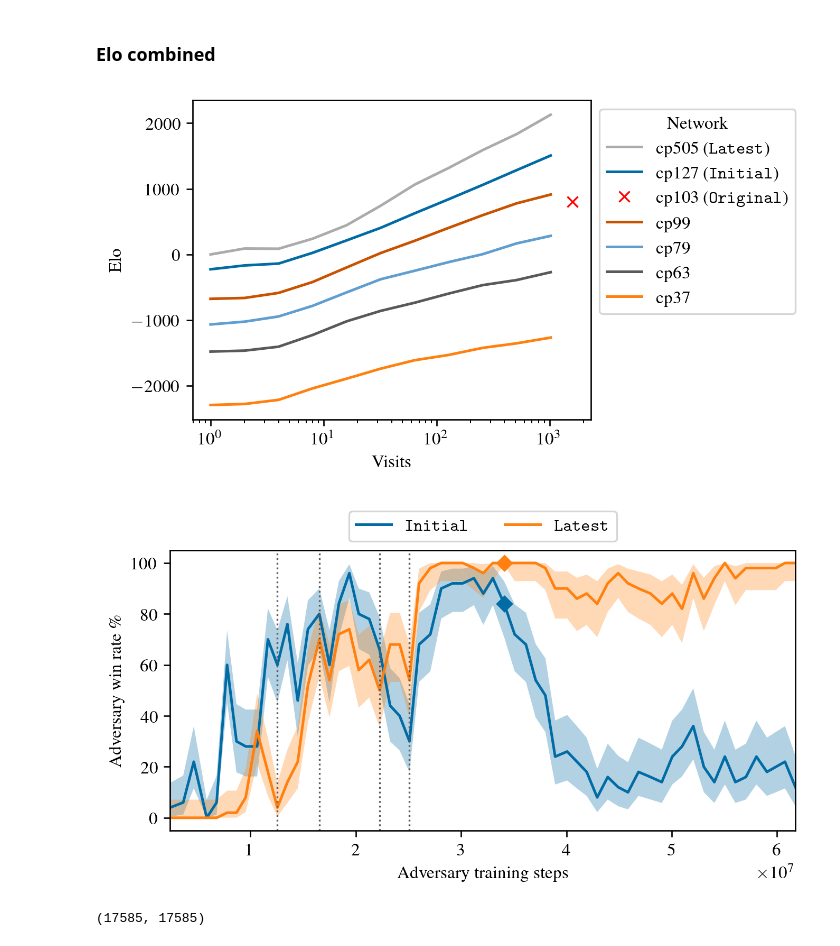
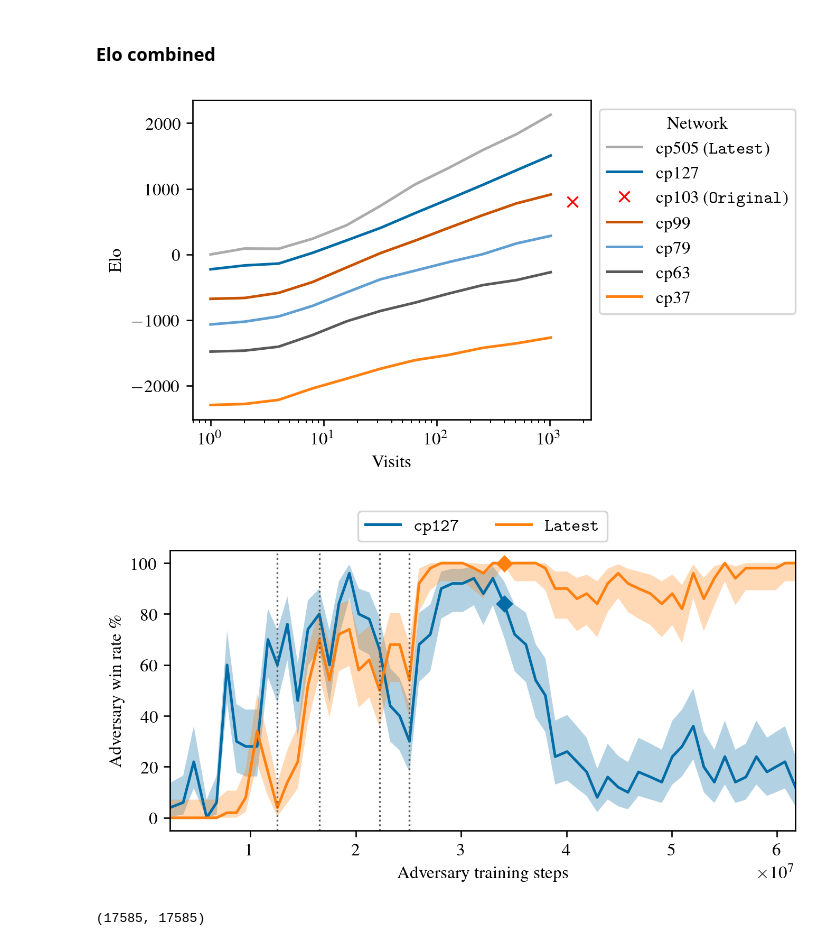
Before and after one commit to AlignmentResearch/KataGoVisualizer, a Jupyter notebook: notebooks/notebooks/iclr2022/plots.ipynb, the cells around one changed output. Drawn from its saved outputs; the diff is of its cells as text; code cells hidden in the pictures.

```diff
--- a/notebooks/notebooks/iclr2022/plots.ipynb
+++ b/notebooks/notebooks/iclr2022/plots.ipynb
@@ -849,35 +849,35 @@ for elo_line in elo_lines:
 df = pd.DataFrame(bot_entries)
 # with pd.option_context('display.max_rows', None, 'display.max_columns', None):
 #     print('df', df)
 for rank in sorted(df["rank"].unique()):
     df[df["rank"] == rank].groupby("visits").mean(numeric_only=True).elo.plot(
         label=rank
     )
 plt.plot(1600, 800.31, "rx", label="cp103")
 plt.ylabel("Elo")
 plt.xlabel("Visits")
 plt.xscale("log")
 handles, labels = plt.gca().get_legend_handles_labels()
 labels, handles = zip(
     *sorted(zip(labels, handles), key=lambda t: int(t[0].split("p")[1]))
 )
 handles = list(handles)[::-1]
 labels = list(labels)[::-1]
 labels[0] = "cp505 ($\\texttt{Latest}$)"
-labels[1] = "cp127 ($\\texttt{Initial}$)"
+labels[1] = "cp127"
 labels[2] = "cp103 ($\\texttt{Original}$)"
 plt.legend(
     handles,
     labels,
     title="Network",
     loc="upper left",
     bbox_to_anchor=(1, 1),
     fancybox=True,
 )
 
 plt.savefig("adv-vs-cp505-vary-visits2.pgf", backend="pgf")
 # %% [output]
-[figure, old version]
+[figure, new version]
 # %%
 sgf_paths = game_info.find_sgf_files(
     pathlib.Path("/nas/ucb/ttseng/go_attack/match/adv-checkpoints")
@@ -899,7 +899,7 @@ for i, v in enumerate(sorted(df19.victim_steps.unique())):
         df19[df19.victim_steps == v]
         .groupby("adv_steps")
         .mean(True)
-        .adv_win_perc.plot(label=[r"\texttt{Initial}", r"\texttt{Latest}"][i])
+        .adv_win_perc.plot(label=[r"\texttt{cp127}", r"\texttt{Latest}"][i])
     )
     victim_df = df19[df19.victim_steps == v]
     df_confint = victim_df.groupby("adv_steps").mean(True)
@@ -937,7 +937,7 @@ plt.legend(loc="lower center", bbox_to_anchor=(0.5, 1.0), ncols=2, fancybox=True
 
 plt.savefig("adv-training.pgf", backend="pgf")
 # %% [output]
-[figure, old version]
+[figure, new version]
 # %%
 # note(tomtseng): this should be
 # /nas/ucb/k8/go-attack/match/ttseng-hard-adv-checkpoint-sweep-20221108
```
Also changed, not shown: parts of 12 cells of this notebook, 7 other files.
